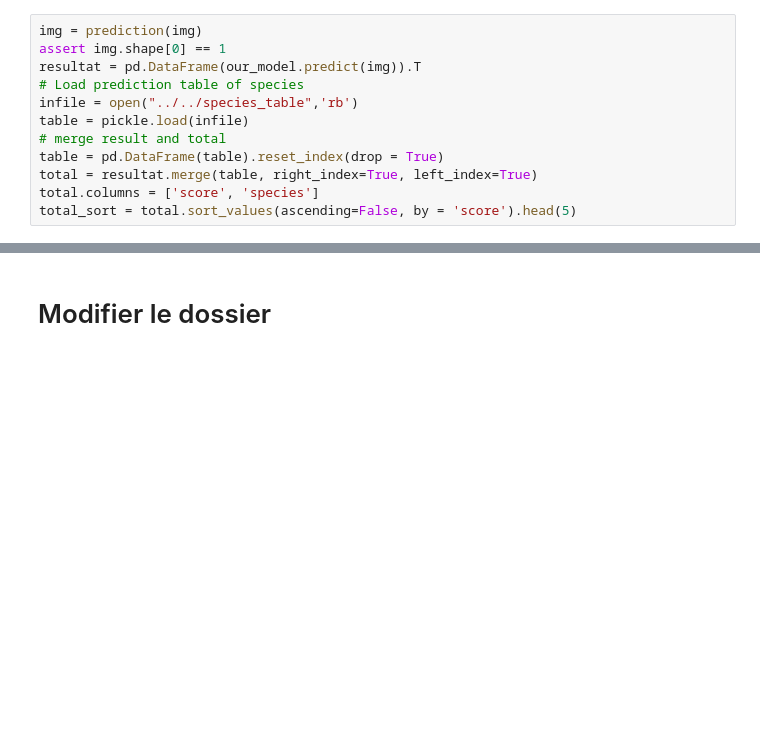
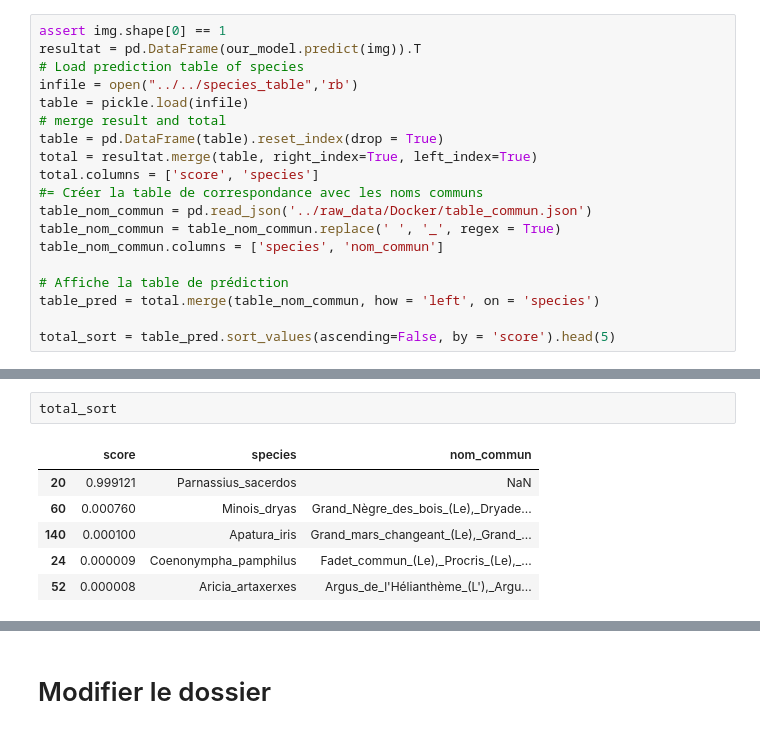
Before and after one commit to Em3line/Butterfly_identification, a Jupyter notebook: notebooks/API_emeline.ipynb, the cells around one changed output, grey strips where cells are left out. Drawn from its saved outputs; the diff is of its cells as text; blank space fills up the shorter version.

```diff
--- a/notebooks/API_emeline.ipynb
+++ b/notebooks/API_emeline.ipynb
@@ -24,5 +41,4 @@ def prediction (img):
 # %%
-img = prediction(img)
 assert img.shape[0] == 1
 resultat = pd.DataFrame(our_model.predict(img)).T
 # Load prediction table of species
@@ -32,4 +48,12 @@ table = pickle.load(infile)
 table = pd.DataFrame(table).reset_index(drop = True)
 total = resultat.merge(table, right_index=True, left_index=True)
 total.columns = ['score', 'species']
-total_sort = total.sort_values(ascending=False, by = 'score').head(5)
+#= Créer la table de correspondance avec les noms communs
+table_nom_commun = pd.read_json('../raw_data/Docker/table_commun.json')
+table_nom_commun = table_nom_commun.replace(' ', '_', regex = True)
+table_nom_commun.columns = ['species', 'nom_commun']
+
+# Affiche la table de prédiction
+table_pred = total.merge(table_nom_commun, how = 'left', on = 'species')
+
+total_sort = table_pred.sort_values(ascending=False, by = 'score').head(5)
@@ -37,0 +69,9 @@ A partir du dossier (3 images par espèce), faire une fonction qui prend les esp
+# %%
+total_sort
+# %% [output]
+|  | score | species | nom_commun |
+| 20 | 0.999121 | Parnassius_sacerdos | NaN |
+| 60 | 0.000760 | Minois_dryas | Grand_Nègre_des_bois_(Le),_Dryade... |
+| 140 | 0.000100 | Apatura_iris | Grand_mars_changeant_(Le),_Grand_... |
+| 24 | 0.000009 | Coenonympha_pamphilus | Fadet_commun_(Le),_Procris_(Le),_... |
+| 52 | 0.000008 | Aricia_artaxerxes | Argus_de_l'Hélianthème_(L'),_Argu... |
```
Also changed, not shown: parts of 47 cells of this notebook.
